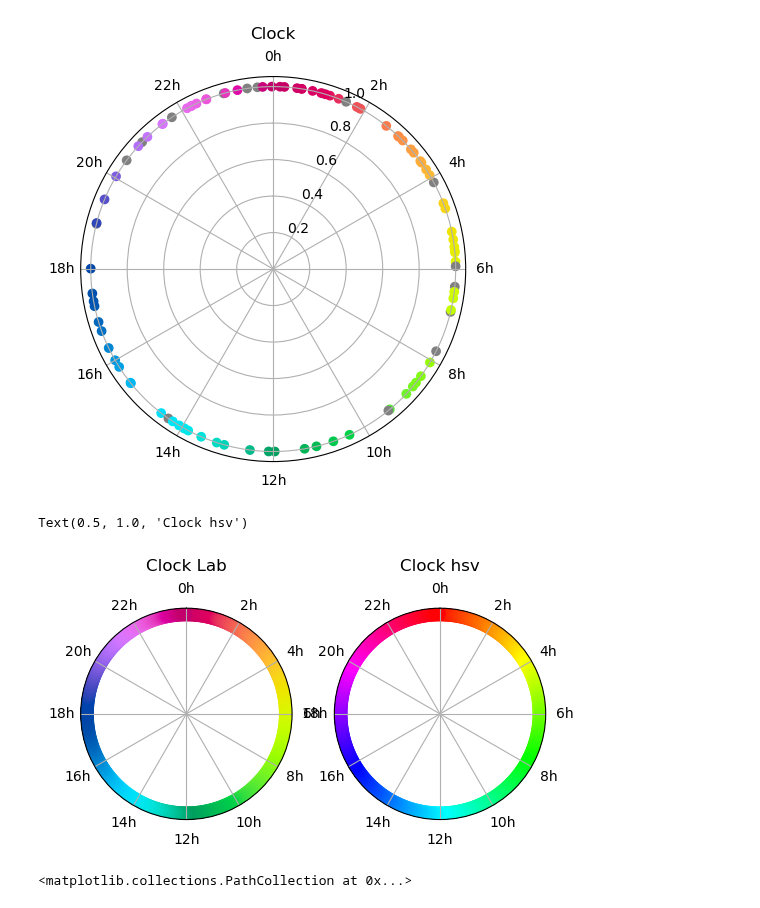
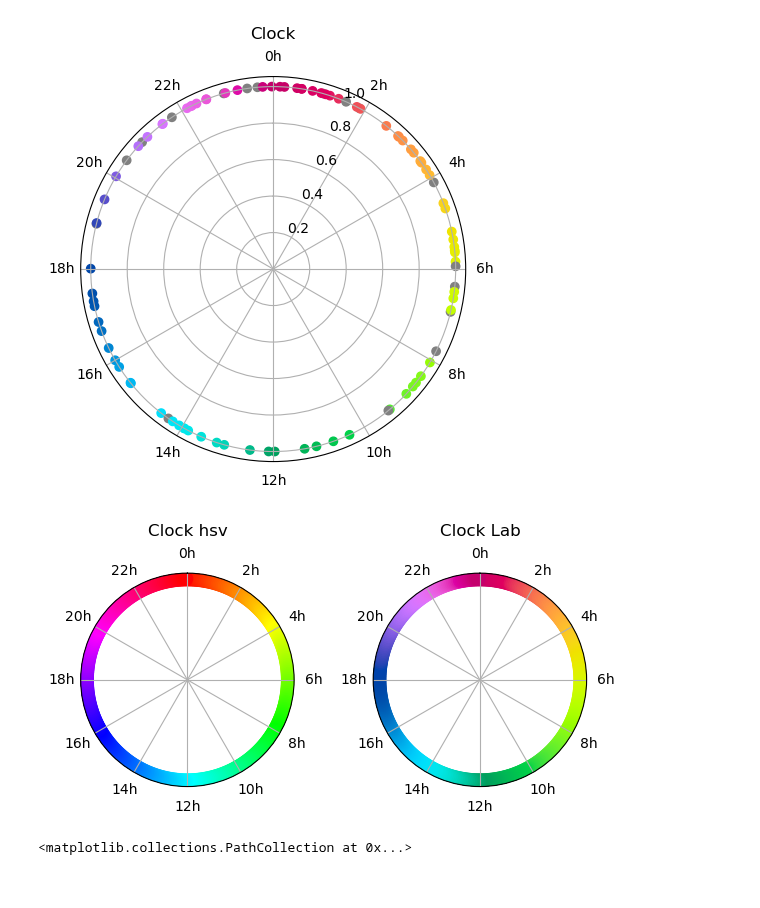
Before and after one commit to jmbreda/PROseq, a Jupyter notebook: notebooks/Fun_with_colors.ipynb, the cells around one changed output. Saved outputs shown, nothing was run; the diff lists cells and outputs as text; code cells hidden in the pictures.

```diff
--- a/notebooks/Fun_with_colors.ipynb
+++ b/notebooks/Fun_with_colors.ipynb
@@ -230,47 +248,48 @@ id = np.arange(N)
 phase = np.linspace(0,2*np.pi,N,endpoint=False)
 color_lab = p2lc(phase)
 
 h = phase/(2*np.pi)
 s = np.ones(N)
 v = np.ones(N)
 color_hsv = hsv_to_rgb_v(h,s,v)
 
 rgb_lab = [','.join(c) for c in (255*color_lab).astype(int).astype(str)]
 rgb_hsv = [','.join(c) for c in (255*color_hsv).astype(int).astype(str)]
 
 df = pd.DataFrame({'id':id,'phase':phase,'color_lab':rgb_lab,'color_hsv':rgb_hsv})
 
 fig, axes = plt.subplots(1,2,figsize=(6,3),subplot_kw=dict(projection='polar'))
 
 r = np.ones(N)
 
 ax = axes[0]
+ax.scatter(x=df.phase,y=r,color=color_hsv,s=100)
+
+ax.set_xticks(np.linspace(0,2*np.pi,12,endpoint=False) )
+ax.set_xticklabels([f'{t}h' for t in np.arange(0,24,2)])
+ax.set_yticks([])
+ax.set_theta_zero_location("N")  # theta=0 at the top
+ax.set_theta_direction(-1)  # theta increasing clockwise
+# ---- mod here ---- #
+
+ax.set_title("Clock hsv", va='bottom')
+
+ax = axes[1]
 ax.scatter(x=df.phase,y=r,color=color_lab,s=100)
 
 ax.set_xticks(np.linspace(0,2*np.pi,12,endpoint=False) )
 ax.set_xticklabels([f'{t}h' for t in np.arange(0,24,2)])
 ax.set_yticks([])
 ax.set_theta_zero_location("N")  # theta=0 at the top
 ax.set_theta_direction(-1)  # theta increasing clockwise
 # ---- mod here ---- #
 
 ax.set_title("Clock Lab", va='bottom')
 
-
-ax = axes[1]
-ax.scatter(x=df.phase,y=r,color=color_hsv,s=100)
-
-ax.set_xticks(np.linspace(0,2*np.pi,12,endpoint=False) )
-ax.set_xticklabels([f'{t}h' for t in np.arange(0,24,2)])
-ax.set_yticks([])
-ax.set_theta_zero_location("N")  # theta=0 at the top
-ax.set_theta_direction(-1)  # theta increasing clockwise
-# ---- mod here ---- #
-
-ax.set_title("Clock hsv", va='bottom')
+fig.tight_layout()
+fig.savefig('../results/fig/clock.pdf',dpi=300)
 # %% [output]
-Text(0.5, 1.0, 'Clock hsv')
-[figure, old version]
+[figure, new version]
 # %%
 # %% [output]
 <matplotlib.collections.PathCollection at 0x...>
```
Also changed, not shown: parts of 1 cell of this notebook, 19 other files.
